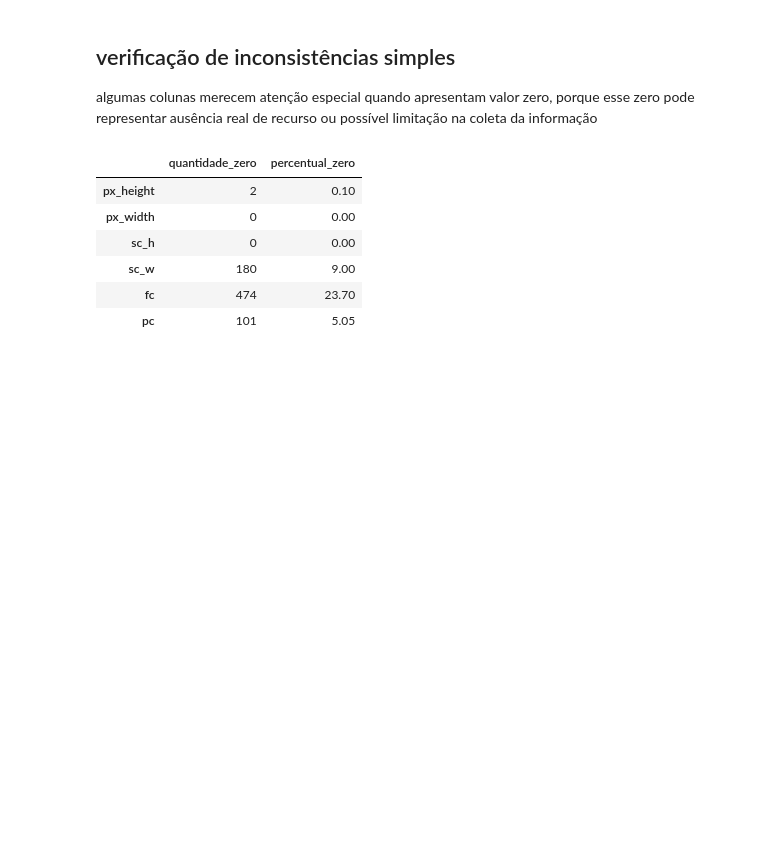
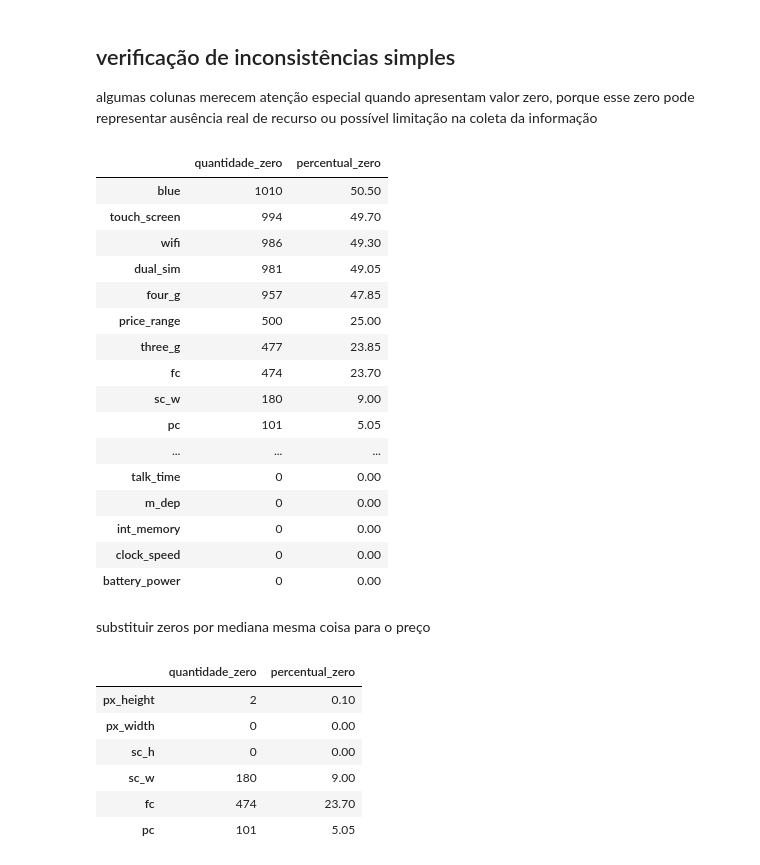
Before and after one commit to jessicafalcundes/machine-learning-projects, a Jupyter notebook: 04-mobile-price-classification/notebooks/01_eda.ipynb, the cells around one changed output. Saved outputs shown, nothing was run; the diff lists cells and outputs as text; code cells hidden in the pictures; blank space fills up the shorter version.

```diff
--- a/04-mobile-price-classification/notebooks/01_eda.ipynb
+++ b/04-mobile-price-classification/notebooks/01_eda.ipynb
@@ -612,6 +612,34 @@ nesta etapa, os outliers foram apenas analisados e não removidos automaticament
 ## verificação de inconsistências simples
 
 algumas colunas merecem atenção especial quando apresentam valor zero, porque esse zero pode representar ausência real de recurso ou possível limitação na coleta da informação
+# %%
+zero_summary_all = pd.DataFrame({
+    "quantidade_zero": (df == 0).sum(),
+    "percentual_zero": ((df == 0).mean() * 100).round(2)
+}).sort_values("percentual_zero", ascending=False)
+
+display(zero_summary_all)
+# %% [output]
+|  | quantidade_zero | percentual_zero |
+| blue | 1010 | 50.50 |
+| touch_screen | 994 | 49.70 |
+| wifi | 986 | 49.30 |
+| dual_sim | 981 | 49.05 |
+| four_g | 957 | 47.85 |
+| price_range | 500 | 25.00 |
+| three_g | 477 | 23.85 |
+| fc | 474 | 23.70 |
+| sc_w | 180 | 9.00 |
+| pc | 101 | 5.05 |
+| ... | ... | ... |
+| talk_time | 0 | 0.00 |
+| m_dep | 0 | 0.00 |
+| int_memory | 0 | 0.00 |
+| clock_speed | 0 | 0.00 |
+| battery_power | 0 | 0.00 |
+# %% [markdown]
+substituir zeros por mediana
+mesma coisa para o preço
 # %%
 zero_check_columns = ["px_height", "px_width", "sc_h", "sc_w", "fc", "pc"]
 
```
Also changed, not shown: 2 other files.
